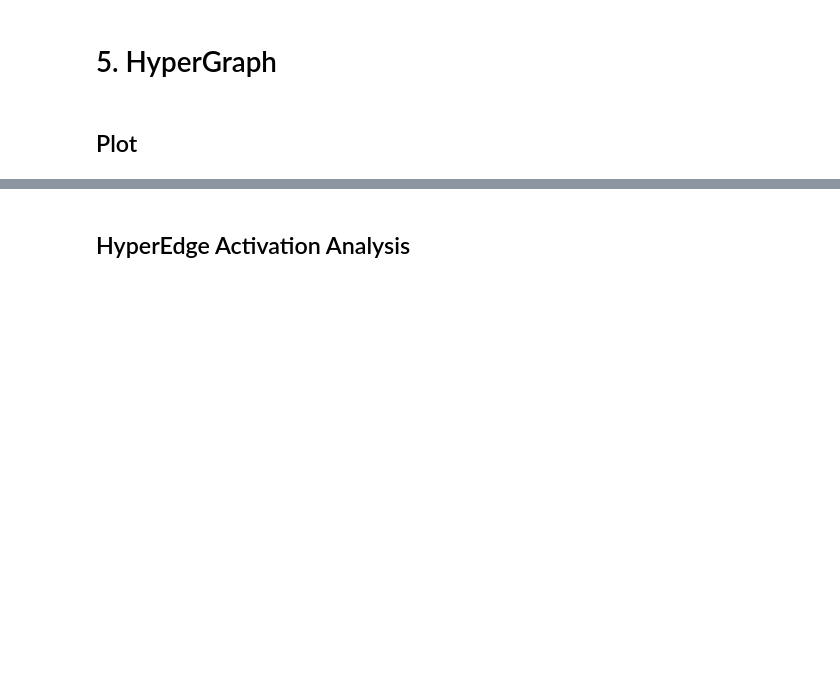
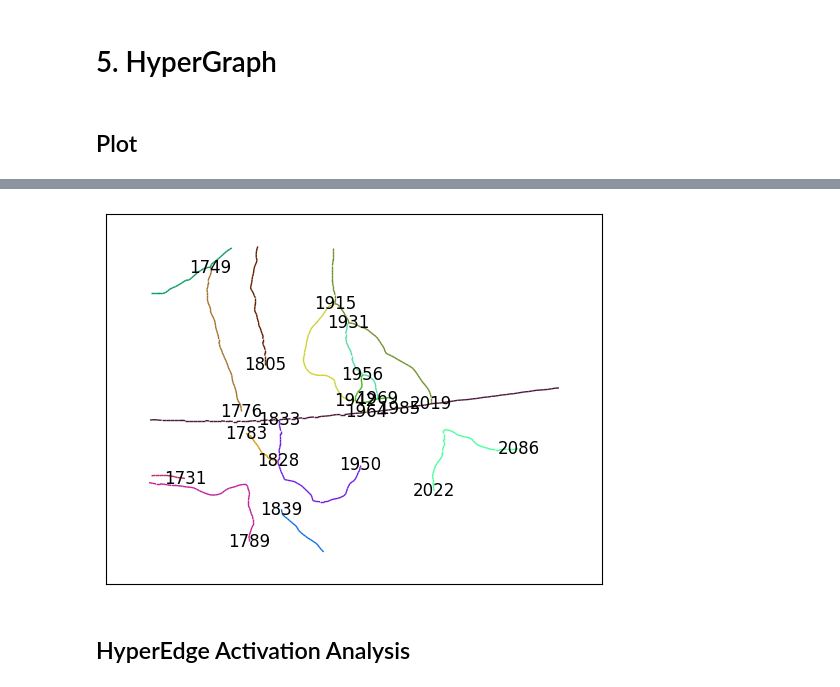
Before and after one commit to amin942001/STHype, a Jupyter notebook: examples/amftrack.ipynb, the cells around one changed output, grey strips where cells are left out. Saved outputs shown, nothing was run; the diff lists cells and outputs as text; code cells hidden in the pictures; blank space fills up the shorter version.

```diff
--- a/examples/amftrack.ipynb
+++ b/examples/amftrack.ipynb
@@ -167,3 +150,7 @@ for hyper_edge, inital_edges in H.items():
+# %%
+plot_spatial_temporal_graph_node(spatial_temporal_graph, node=1942, area_size=1000, add_nodes=False, add_initial_nodes=True, color_group='hyperedge')
+# %% [output]
+[figure, added]
 # %% [markdown]
 ## HyperEdge Activation Analysis
 # %% [markdown]
```
Also changed, not shown: parts of 14 cells of this notebook, 3 other files.
